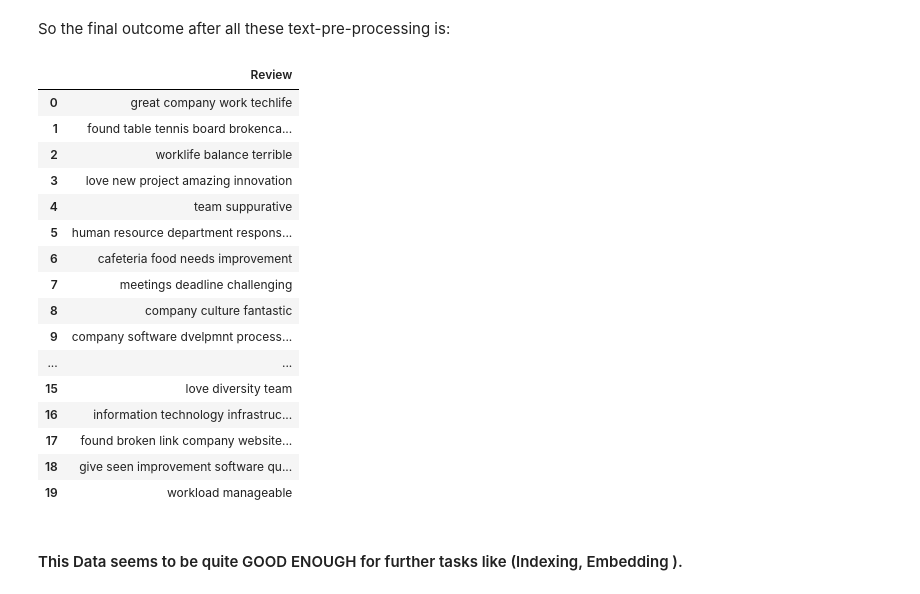
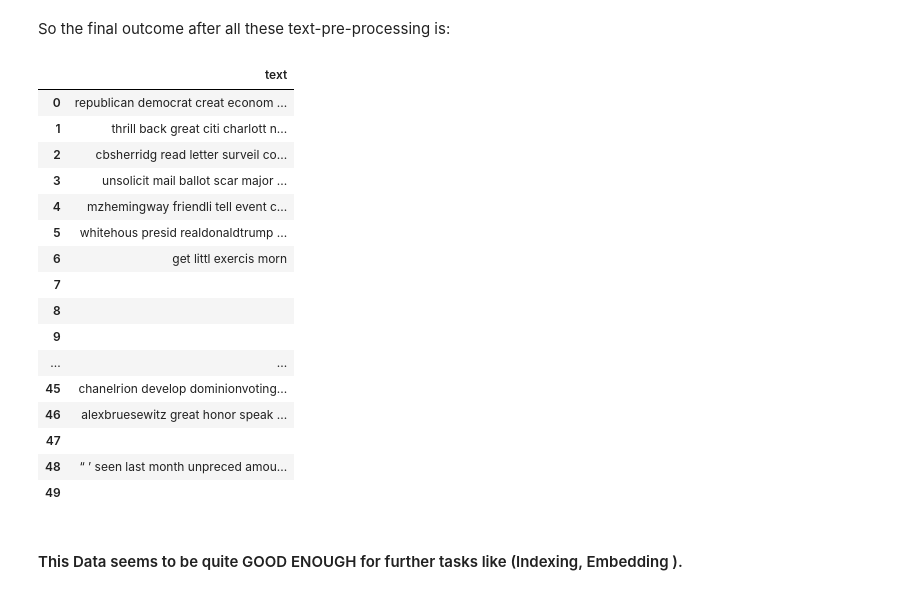
Before and after one commit to GauravKBhatt/IR, a Jupyter notebook: Lab1/text_preprocessing.ipynb, the cells around one changed output. Drawn from its saved outputs; the diff is of its cells as text; code cells hidden in the pictures.

Commit message:
last commit

```diff
--- a/Lab1/text_preprocessing.ipynb
+++ b/Lab1/text_preprocessing.ipynb
@@ -459,4 +417,4 @@ def remove_emoticons(text):
     emoticon_pattern = re.compile(u'(' + u'|'.join(k for k in EMOTICONS) + u')')
     return emoticon_pattern.sub(r'', text)
 
-review_df['Review'] = review_df['Review'].apply(remove_emoticons)
+tweet_df['text'] = tweet_df['text'].apply(remove_emoticons)
@@ -478,3 +426,6 @@ normal_para = "AI is getting smarter and can now make new things like art and st
+# %%
+normal_text = "republicans democrats created economic problems."
+normal_para = "Trump won this debate, handily. Biden wasn’t a force at all. Trump was substantive, on-point, well-tempered."
 # %% [markdown]
 ##### Using the split function
 # %%
@@ -570,5 +492,5 @@ def spacy_tokenize(text):
     tokenize_value = nlp(text)
     return tokenize_value
 
-review_df['Review'] = review_df['Review'].apply(spacy_tokenize)
+tweet_df['text'] = tweet_df['text'].apply(spacy_tokenize)
 # %%
@@ -598,5 +520,5 @@ def apply_stemming(text):
     stemmed_text = ' '.join(stemmed_words)
     return stemmed_text
 
-review_df['Review'] = review_df['Review'].apply(apply_stemming)
+tweet_df['text'] = tweet_df['text'].apply(apply_stemming)
 # %%
@@ -614,24 +536,24 @@ Lemmatization, unlike Stemming , Reduces the inflected words properly ensuring t
 So the final outcome after all these text-pre-processing is:
 # %%
 pd.set_option('display.max_colwidth', None)
-review_df
+tweet_df
 # %% [output]
-|  | Review |
-| 0 | great company work techlife |
-| 1 | found table tennis board brokenca... |
-| 2 | worklife balance terrible |
-| 3 | love new project amazing innovation |
-| 4 | team suppurative |
-| 5 | human resource department respons... |
-| 6 | cafeteria food needs improvement |
-| 7 | meetings deadline challenging |
-| 8 | company culture fantastic |
-| 9 | company software dvelpmnt process... |
+|  | text |
+| 0 | republican democrat creat econom ... |
+| 1 | thrill back great citi charlott n... |
+| 2 | cbsherridg read letter surveil co... |
+| 3 | unsolicit mail ballot scar major ... |
+| 4 | mzhemingway friendli tell event c... |
+| 5 | whitehous presid realdonaldtrump ... |
+| 6 | get littl exercis morn |
+| 7 |  |
+| 8 |  |
+| 9 |  |
 | ... | ... |
-| 15 | love diversity team |
-| 16 | information technology infrastruc... |
-| 17 | found broken link company website... |
-| 18 | give seen improvement software qu... |
-| 19 | workload manageable |
+| 45 | chanelrion develop dominionvoting... |
+| 46 | alexbruesewitz great honor speak ... |
+| 47 |  |
+| 48 | “ ’ seen last month unpreced amou... |
+| 49 |  |
 # %% [markdown]
 #### This Data seems to be quite GOOD ENOUGH for further tasks like (Indexing, Embedding ).
```
Also changed, not shown: parts of 35 cells of this notebook.
